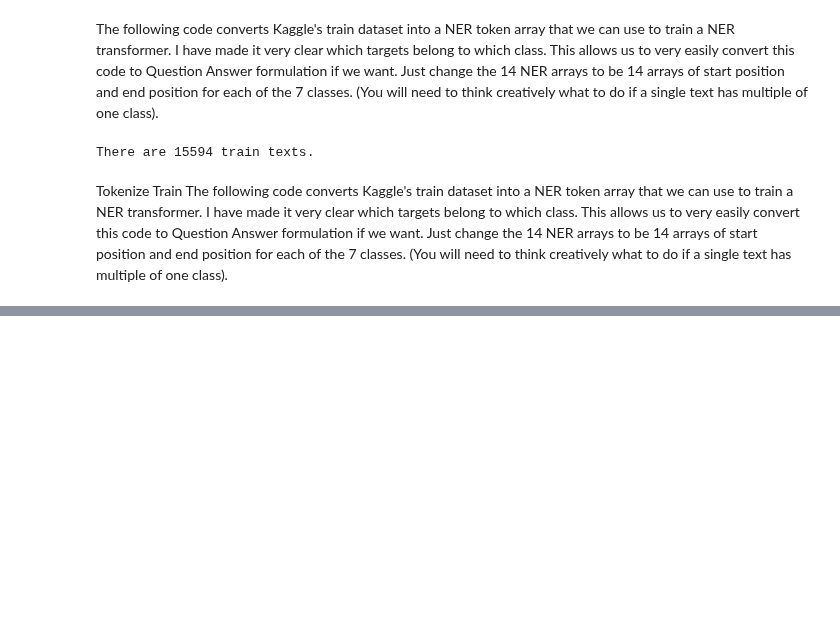
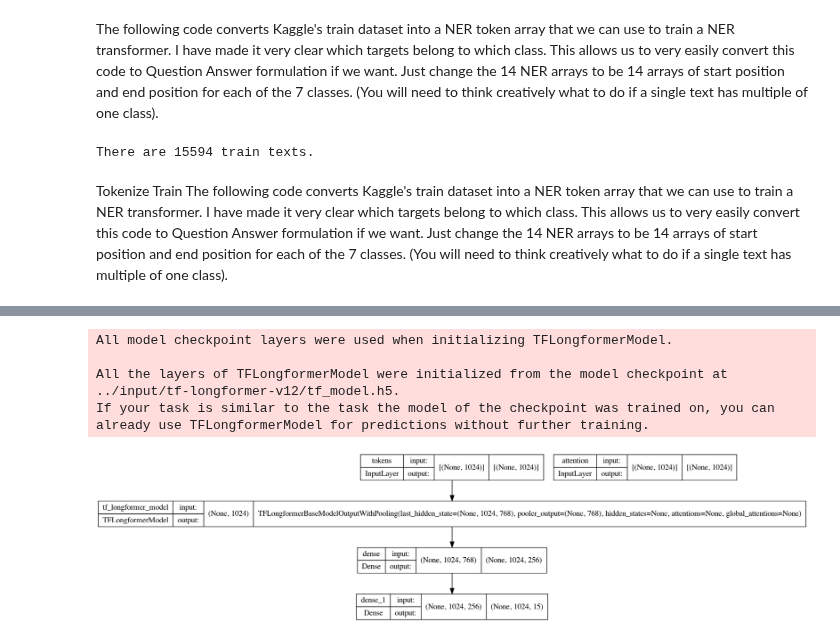
Before and after one commit to citizenofathens/Kaggle, a Jupyter notebook: feedbackprize/src/tensorflow-LongFormer-NER.ipynb, the cells around one changed output, grey strips where cells are left out. Saved outputs shown, nothing was run; the diff lists cells and outputs as text; code cells hidden in the pictures; blank space fills up the shorter version.

Commit message:
mark down 문법 연습 model 구조도 이해 및 plot_model 로 시각화하여 설명할 습관

```diff
--- a/feedbackprize/src/tensorflow-LongFormer-NER.ipynb
+++ b/feedbackprize/src/tensorflow-LongFormer-NER.ipynb
@@ -272,0 +279,9 @@ def build_model():
+# %%
+# 설정한 gpu strategy 를 사용하여 모델을 빌드
+with strategy.scope():
+    model = build_model()
+# %% [output]
+All model checkpoint layers were used when initializing TFLongformerModel.
+
+All the layers of TFLongformerModel were initialized from the model checkpoint at ../input/tf-longformer-v12/tf_model.h5.
+If your task is similar to the task the model of the checkpoint was trained on, you can already use TFLongformerModel for predictions without further training.
@@ -272,0 +291,6 @@ def build_model():
+# %%
+#! pip install pydot
+#! pip install graphviz -> graphviz 설치 시 재시동, 회사에서는 좀 더 민감해서 캐치할 수 있었다 이런 실수들
+plot_model(model, show_shapes=True)
+# %% [output]
+[figure, added]
```
Also changed, not shown: parts of 14 cells of this notebook, 1 other file.
